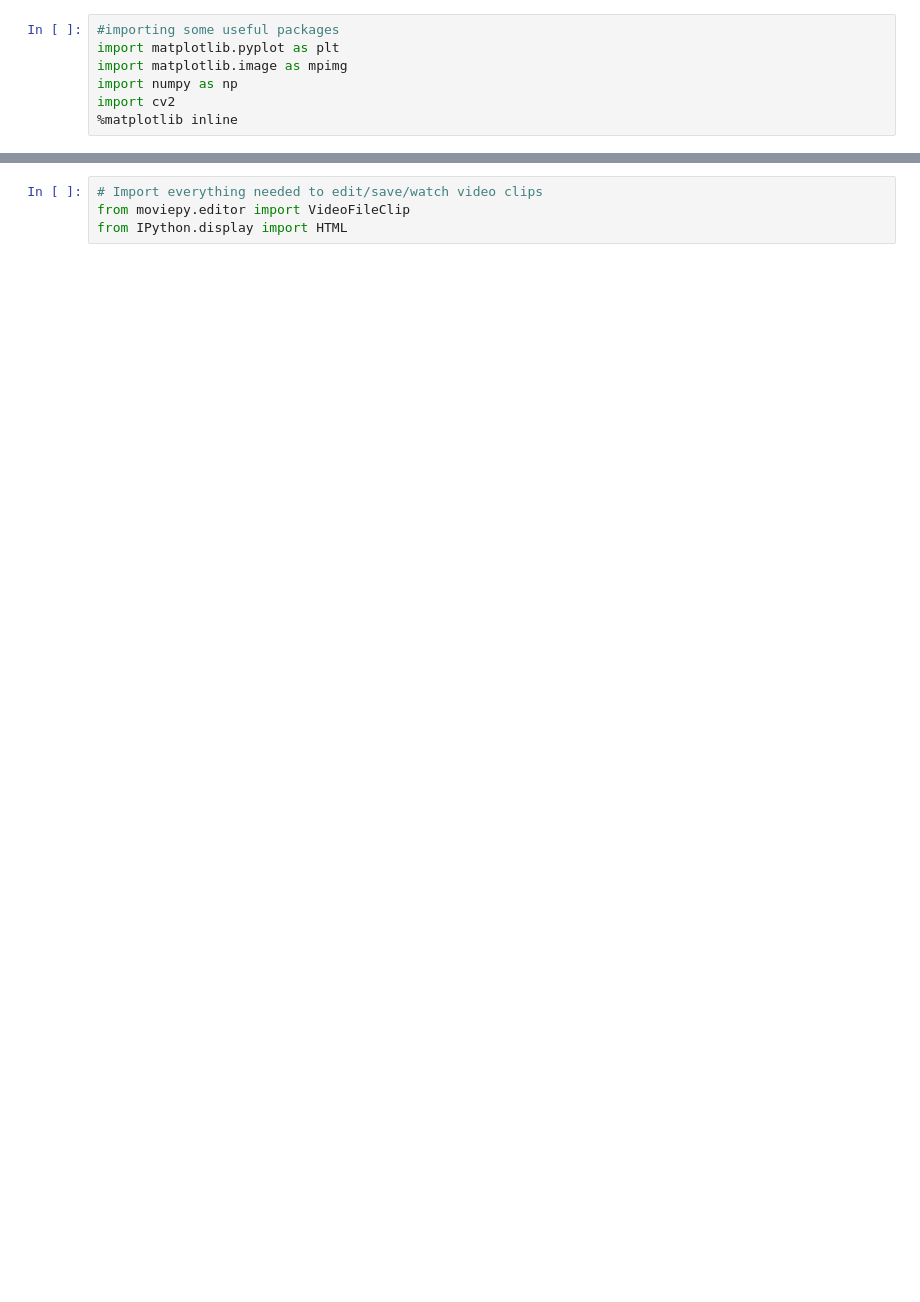
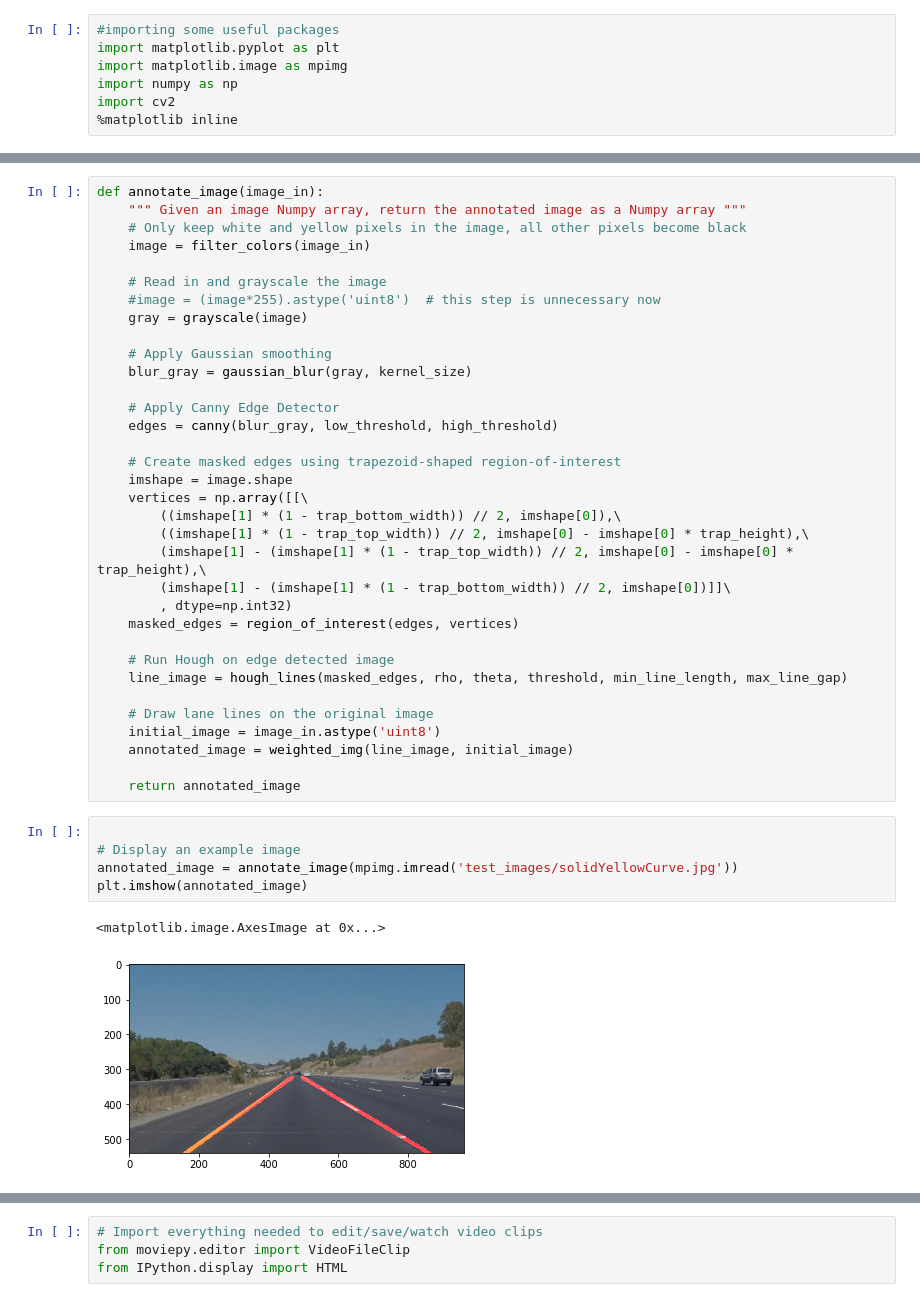
Before and after one commit to ayanangshu/SDC---Term1---Finding-Lane-Lines-on-the-Road, a Jupyter notebook: P1_Submission.ipynb, the cells around one changed output, grey strips where cells are left out. Cells and saved outputs as stored; diff of their text form; blank space fills up the shorter version.

```diff
--- a/P1_Submission.ipynb
+++ b/P1_Submission.ipynb
@@ -425,0 +292,42 @@ imageio.plugins.ffmpeg.download()
+# %%
+def annotate_image(image_in):
+    """ Given an image Numpy array, return the annotated image as a Numpy array """
+    # Only keep white and yellow pixels in the image, all other pixels become black
+    image = filter_colors(image_in)
+
+    # Read in and grayscale the image
+    #image = (image*255).astype('uint8')  # this step is unnecessary now
+    gray = grayscale(image)
+
+    # Apply Gaussian smoothing
+    blur_gray = gaussian_blur(gray, kernel_size)
+
+    # Apply Canny Edge Detector
+    edges = canny(blur_gray, low_threshold, high_threshold)
+
+    # Create masked edges using trapezoid-shaped region-of-interest
+    imshape = image.shape
+    vertices = np.array([[\
+        ((imshape[1] * (1 - trap_bottom_width)) // 2, imshape[0]),\
+        ((imshape[1] * (1 - trap_top_width)) // 2, imshape[0] - imshape[0] * trap_height),\
+        (imshape[1] - (imshape[1] * (1 - trap_top_width)) // 2, imshape[0] - imshape[0] * trap_height),\
+        (imshape[1] - (imshape[1] * (1 - trap_bottom_width)) // 2, imshape[0])]]\
+        , dtype=np.int32)
+    masked_edges = region_of_interest(edges, vertices)
+
+    # Run Hough on edge detected image
+    line_image = hough_lines(masked_edges, rho, theta, threshold, min_line_length, max_line_gap)
+
+    # Draw lane lines on the original image
+    initial_image = image_in.astype('uint8')
+    annotated_image = weighted_img(line_image, initial_image)
+
+    return annotated_image
+# %%
+
+# Display an example image
+annotated_image = annotate_image(mpimg.imread('test_images/solidYellowCurve.jpg'))
+plt.imshow(annotated_image)
+# %% [output]
+<matplotlib.image.AxesImage at 0x...>
+[figure, added]
```
Also changed, not shown: parts of 32 cells of this notebook.
